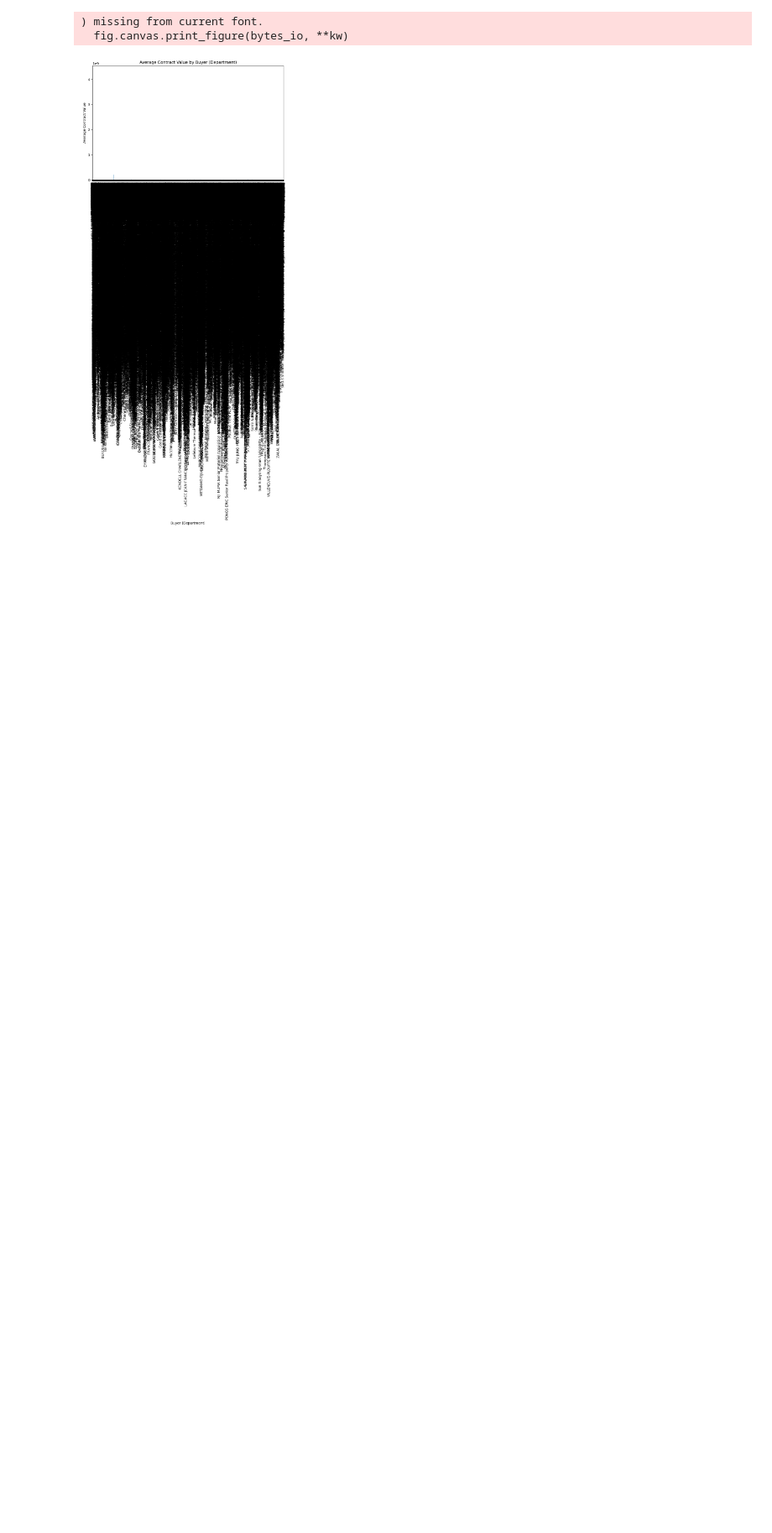
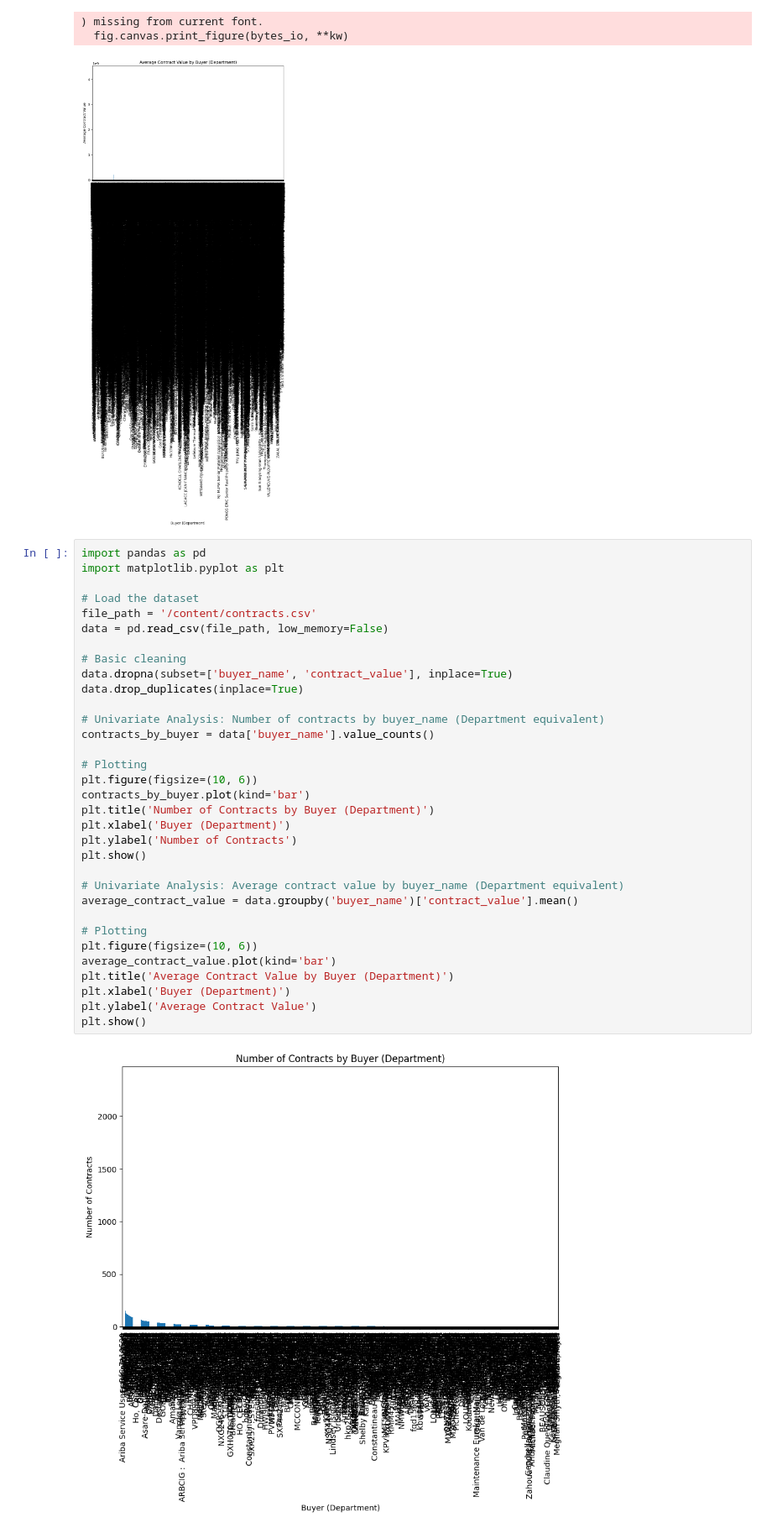
Before and after one commit to amidhruvi/CIN820, a Jupyter notebook: CIND820.ipynb, the cells around one changed output. Shown at 84% size. Drawn from its saved outputs; the diff is of its cells as text; blank space fills up the shorter version.

```diff
--- a/CIND820.ipynb
+++ b/CIND820.ipynb
@@ -413,3 +413,38 @@ plt.show()
 ) missing from current font.
   fig.canvas.print_figure(bytes_io, **kw)
 [figure]
+# %%
+import pandas as pd
+import matplotlib.pyplot as plt
+
+# Load the dataset
+file_path = '/content/contracts.csv'
+data = pd.read_csv(file_path, low_memory=False)
+
+# Basic cleaning
+data.dropna(subset=['buyer_name', 'contract_value'], inplace=True)
+data.drop_duplicates(inplace=True)
+
+# Univariate Analysis: Number of contracts by buyer_name (Department equivalent)
+contracts_by_buyer = data['buyer_name'].value_counts()
+
+# Plotting
+plt.figure(figsize=(10, 6))
+contracts_by_buyer.plot(kind='bar')
+plt.title('Number of Contracts by Buyer (Department)')
+plt.xlabel('Buyer (Department)')
+plt.ylabel('Number of Contracts')
+plt.show()
+
+# Univariate Analysis: Average contract value by buyer_name (Department equivalent)
+average_contract_value = data.groupby('buyer_name')['contract_value'].mean()
+
+# Plotting
+plt.figure(figsize=(10, 6))
+average_contract_value.plot(kind='bar')
+plt.title('Average Contract Value by Buyer (Department)')
+plt.xlabel('Buyer (Department)')
+plt.ylabel('Average Contract Value')
+plt.show()
+# %% [output]
+[figure, added]
```
Also changed, not shown: parts of 4 cells of this notebook.
